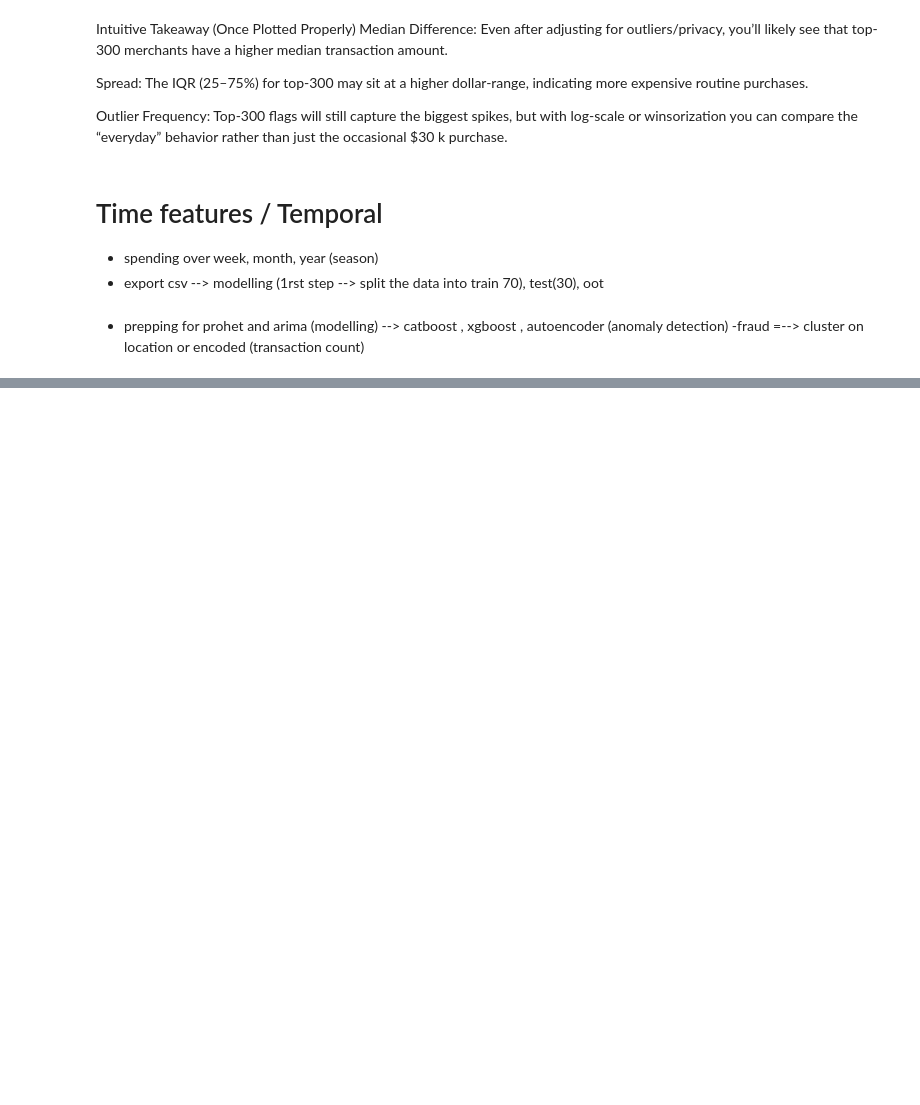
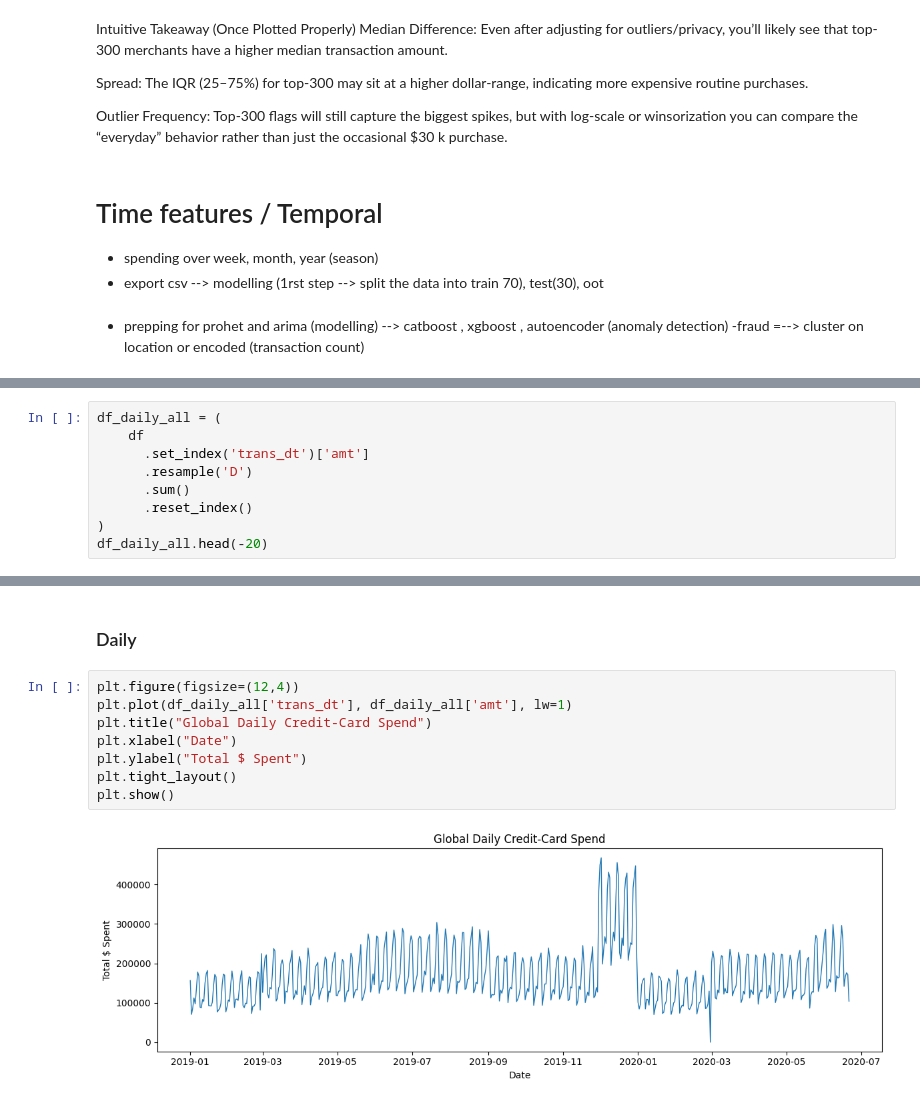
Before and after one commit to 5h4tt3r/creditML, a Jupyter notebook: notebooks/1)Processing+EDA/featureProcessing.ipynb, the cells around one changed output, grey strips where cells are left out. Cells and saved outputs as stored; diff of their text form; blank space fills up the shorter version.

```diff
--- a/notebooks/1)Processing+EDA/featureProcessing.ipynb
+++ b/notebooks/1)Processing+EDA/featureProcessing.ipynb
@@ -474,0 +564,9 @@ Outlier Frequency: Top‐300 flags will still capture the biggest spikes, but wi
+# %%
+df_daily_all = (
+    df
+      .set_index('trans_dt')['amt']
+      .resample('D')
+      .sum()
+      .reset_index()
+)
+df_daily_all.head(-20)
@@ -474,0 +587,12 @@ Outlier Frequency: Top‐300 flags will still capture the biggest spikes, but wi
+# %% [markdown]
+### Daily
+# %%
+plt.figure(figsize=(12,4))
+plt.plot(df_daily_all['trans_dt'], df_daily_all['amt'], lw=1)
+plt.title("Global Daily Credit-Card Spend")
+plt.xlabel("Date")
+plt.ylabel("Total $ Spent")
+plt.tight_layout()
+plt.show()
+# %% [output]
+[figure, added]
```
Also changed, not shown: parts of 19 cells of this notebook, 2 other files.
